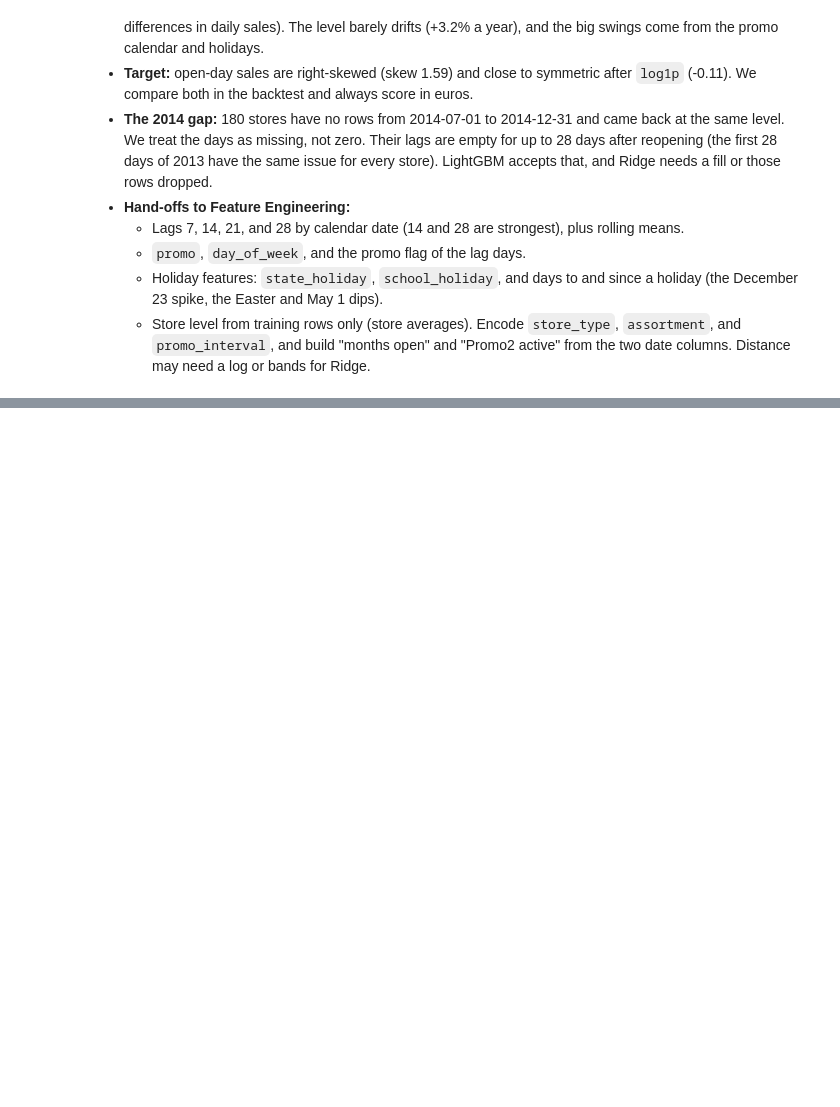
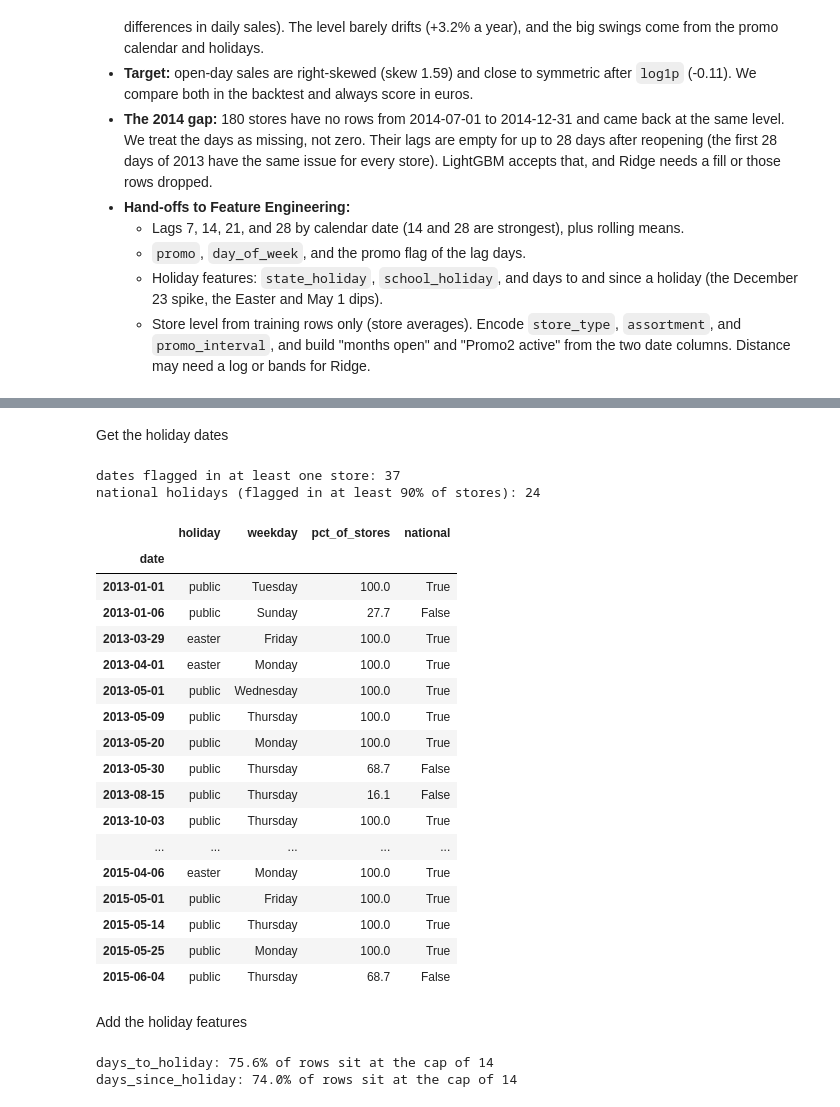
Before and after one commit to rimvelvet31/rossmann-retail-demand-forecasting, a Jupyter notebook: notebooks/notebook.ipynb, the cells around one changed output, grey strips where cells are left out. Drawn from its saved outputs; the diff is of its cells as text; code cells hidden in the pictures; blank space fills up the shorter version.

```diff
--- a/notebooks/notebook.ipynb
+++ b/notebooks/notebook.ipynb
@@ -37,9 +37,14 @@ from statsmodels.tsa.stattools import acf
 
 
 # Constants
-HORIZON = 7          # forecast days ahead
-HOLDOUT_DAYS = 42    # final holdout: the last 6 weeks of train.csv
-RANDOM_SEED = 1      # reproducible randomness
+RANDOM_SEED = 1         # reproducible randomness
+HORIZON = 7             # forecast days ahead
+HOLDOUT_DAYS = 42       # final holdout: the last 6 weeks of train.csv
+LAGS = [7, 14, 21, 28]  # sales lags in days, all >= HORIZON
+HOLIDAY_CAP = 14        # days to or since a holiday are capped here
+NATIONAL_SHARE = 0.9    # a holiday is national when this share of stores has it flagged
+COMPETITION_CAP = 24    # months since a competitor opened are capped here
+CATEGORY_COLUMNS = ["store_type", "assortment", "state_holiday"]   # text columns we one-hot encode
 
 # Display settings
 pd.set_option("display.max_columns", None)
@@ -1556,0 +1807,39 @@ store, weekday, and promo together explain 84.5% of the differences in daily sal
+# %% [markdown]
+Get the holiday dates
+# %%
+share_off = fct_store_day.assign(off=fct_store_day["state_holiday"] != "none").groupby("date")["off"].mean()
+national_holidays = share_off[share_off >= NATIONAL_SHARE].index
+
+print(f"dates flagged in at least one store: {(share_off > 0).sum()}")
+print(f"national holidays (flagged in at least {NATIONAL_SHARE:.0%} of stores): {len(national_holidays)}")
+
+flagged = share_off[share_off > 0]
+pd.DataFrame({
+    "holiday": fct_store_day.loc[fct_store_day["state_holiday"] != "none"].groupby("date")["state_holiday"].first(),
+    "weekday": flagged.index.day_name(),
+    "pct_of_stores": (flagged * 100).round(1),
+    "national": flagged >= NATIONAL_SHARE,
+})
+# %% [output]
+dates flagged in at least one store: 37
+national holidays (flagged in at least 90% of stores): 24
+|  | holiday | weekday | pct_of_stores | national |
+| date |  |  |  |  |
+| 2013-01-01 | public | Tuesday | 100.0 | True |
+| 2013-01-06 | public | Sunday | 27.7 | False |
+| 2013-03-29 | easter | Friday | 100.0 | True |
+| 2013-04-01 | easter | Monday | 100.0 | True |
+| 2013-05-01 | public | Wednesday | 100.0 | True |
+| 2013-05-09 | public | Thursday | 100.0 | True |
+| 2013-05-20 | public | Monday | 100.0 | True |
+| 2013-05-30 | public | Thursday | 68.7 | False |
+| 2013-08-15 | public | Thursday | 16.1 | False |
+| 2013-10-03 | public | Thursday | 100.0 | True |
+| ... | ... | ... | ... | ... |
+| 2015-04-06 | easter | Monday | 100.0 | True |
+| 2015-05-01 | public | Friday | 100.0 | True |
+| 2015-05-14 | public | Thursday | 100.0 | True |
+| 2015-05-25 | public | Monday | 100.0 | True |
+| 2015-06-04 | public | Thursday | 68.7 | False |
+# %% [markdown]
+Add the holiday features
@@ -1556,0 +1861,9 @@ store, weekday, and promo together explain 84.5% of the differences in daily sal
+# %%
+features_df = add_holiday_distance(features_df, "date", national_holidays, HOLIDAY_CAP)
+features_df = features_df.assign(month=features_df["date"].dt.month, day_of_month=features_df["date"].dt.day)
+
+for col in ["days_to_holiday", "days_since_holiday"]:
+    print(f"{col}: {(features_df[col] == HOLIDAY_CAP).mean():.1%} of rows sit at the cap of {HOLIDAY_CAP}")
+# %% [output]
+days_to_holiday: 75.6% of rows sit at the cap of 14
+days_since_holiday: 74.0% of rows sit at the cap of 14
```
Also changed, not shown: parts of 47 cells of this notebook.
